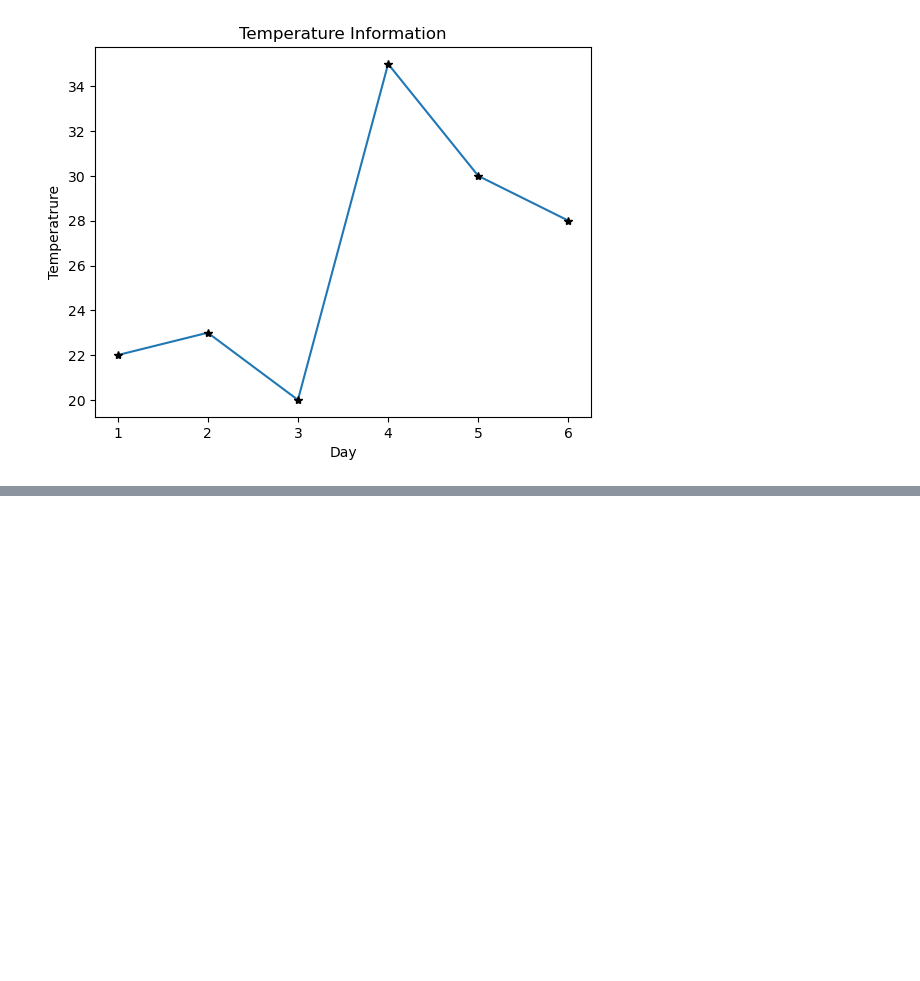
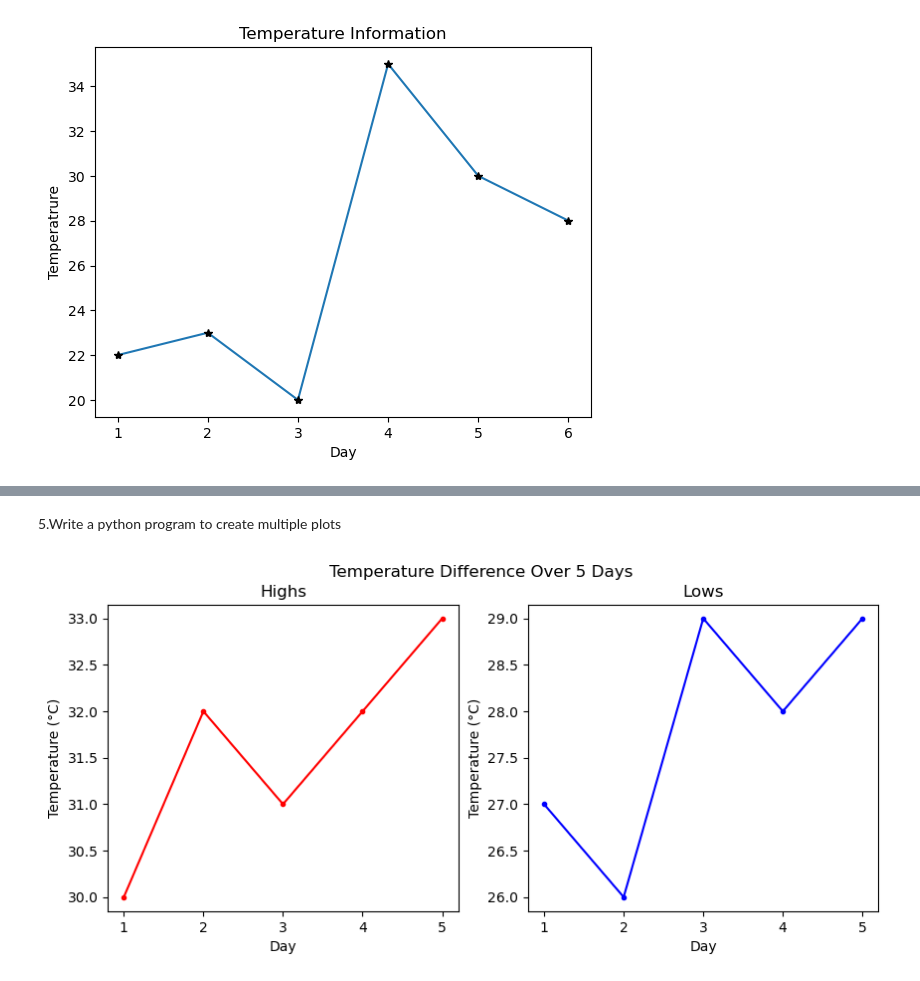
Before and after one commit to jerardh/S3, a Jupyter notebook: DS/exercise3.ipynb, the cells around one changed output, grey strips where cells are left out. Cells and saved outputs as stored; diff of their text form; code cells hidden in the pictures; blank space fills up the shorter version.

```diff
--- a/DS/exercise3.ipynb
+++ b/DS/exercise3.ipynb
@@ -47,0 +62,28 @@ plt.plot(x_data,y_data,ls="-",marker="*",mec="black",mfc="black")
+# %% [markdown]
+5.Write a python program to create multiple plots
+# %%
+x = np.array([1, 2, 3, 4, 5])
+y_1 = np.array([30, 32, 31, 32, 33])
+y_2 = np.array([27, 26, 29, 28, 29])
+
+plt.figure(figsize=(10, 4))
+
+plt.subplot(1, 2, 1)
+plt.plot(x, y_1, color="red", marker=".", mfc="red", label="Highest Temperature")
+plt.xlabel("Day")
+plt.ylabel("Temperature (°C)")
+plt.title("Highs")
+
+
+plt.subplot(1, 2, 2)
+plt.plot(x, y_2, color="blue", marker=".", mfc="blue", label="Lowest Temperature")
+plt.xlabel("Day")
+plt.ylabel("Temperature (°C)")
+plt.title("Lows")
+
+plt.suptitle("Temperature Difference Over 5 Days")
+
+
+plt.show()
+# %% [output]
+[figure, added]
```
Also changed, not shown: parts of 8 cells of this notebook.
